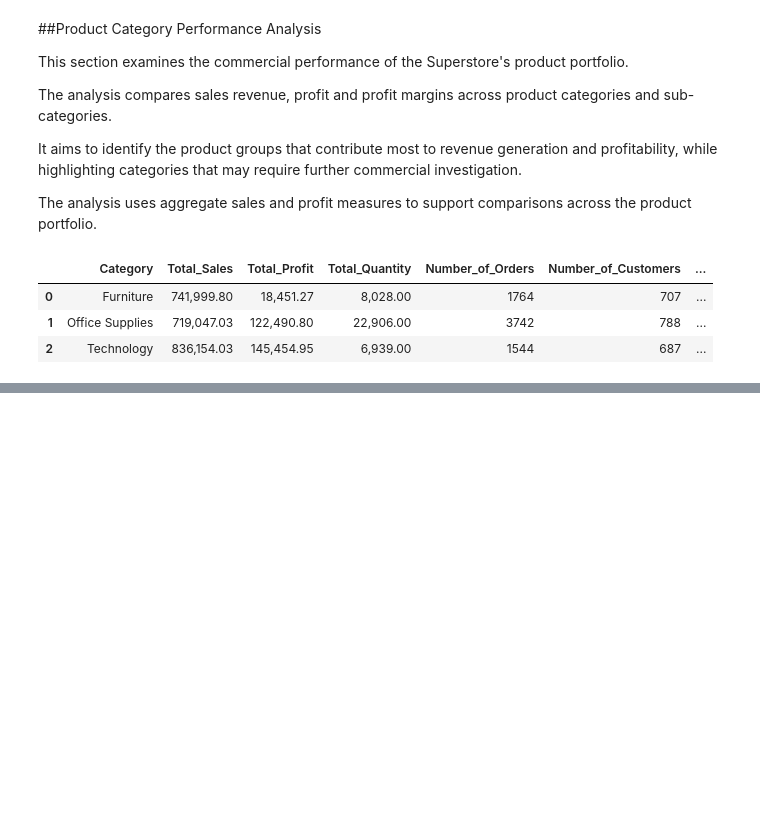
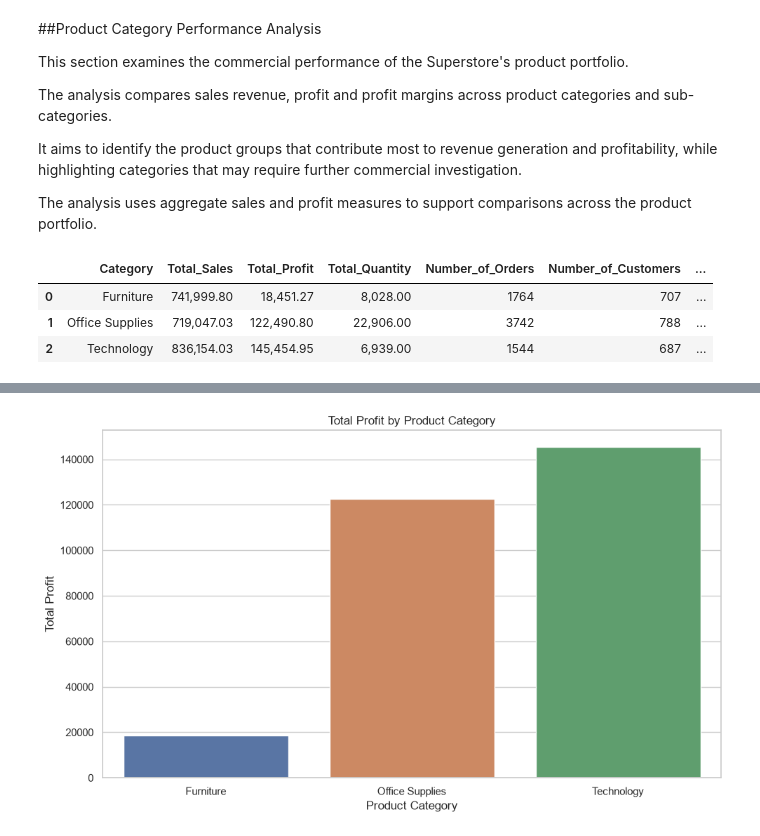
Before and after one commit to BrianKarimi/datheon_data, a Jupyter notebook: notebooks/superstore_sales.ipynb, the cells around one changed output, grey strips where cells are left out. Cells and saved outputs as stored; diff of their text form; code cells hidden in the pictures; blank space fills up the shorter version.

```diff
--- a/notebooks/superstore_sales.ipynb
+++ b/notebooks/superstore_sales.ipynb
@@ -573,0 +575,25 @@ plt.show()
+# %%
+#Total profit By Category
+
+plt.figure(figsize=(10, 6))
+
+sns.barplot(
+    data=category_performance,
+    x="Category",
+    y="Total_Profit",
+    hue= "Category"
+)
+
+plt.title("Total Profit by Product Category")
+plt.xlabel("Product Category")
+plt.ylabel("Total Profit")
+
+plt.ticklabel_format(
+    style="plain",
+    axis="y"
+)
+
+plt.tight_layout()
+plt.show()
+# %% [output]
+[figure, added]
```
Also changed, not shown: parts of 6 cells of this notebook.
